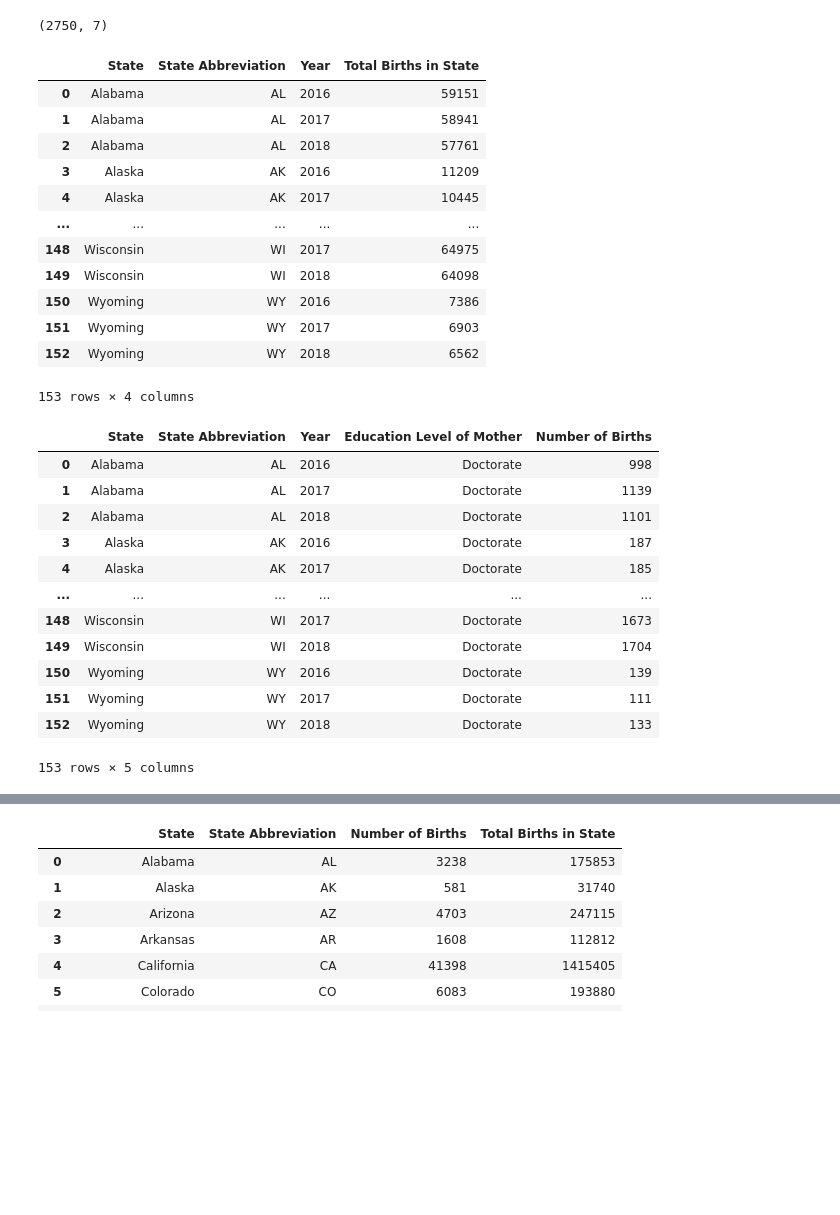
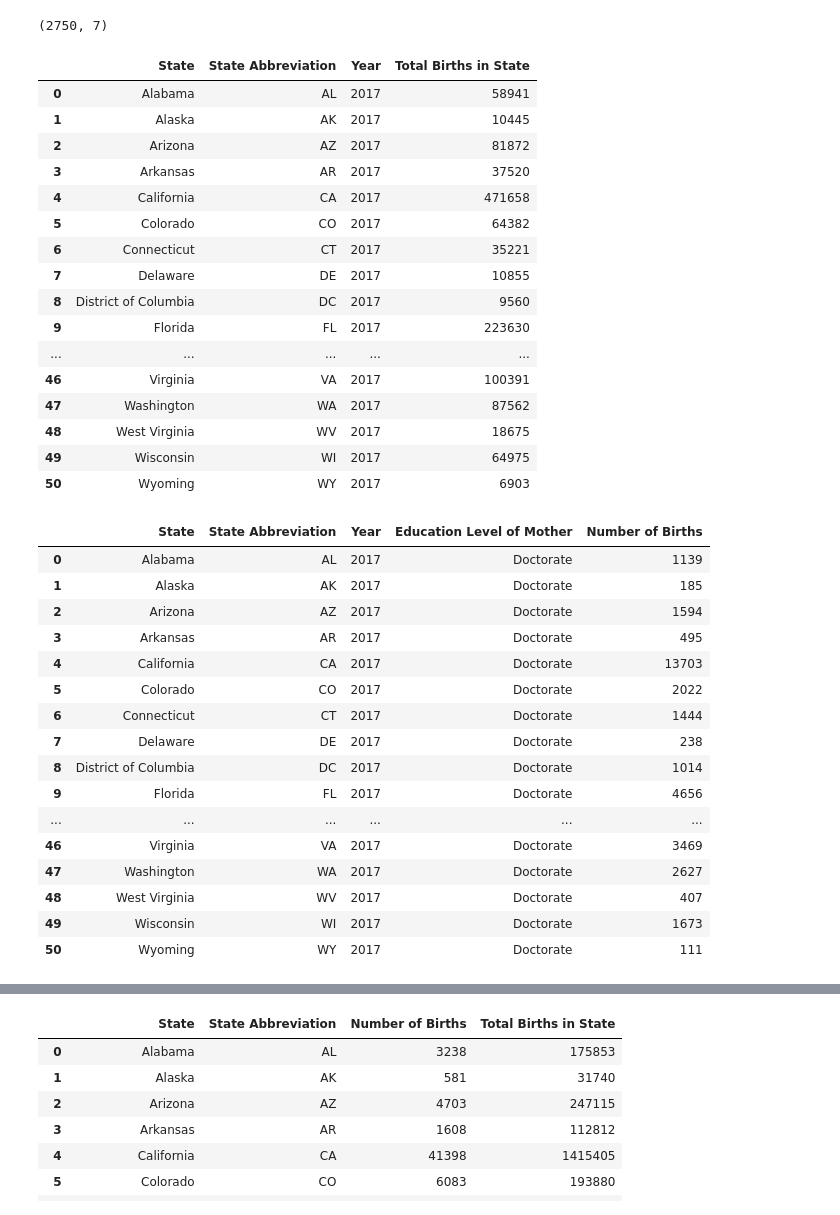
Before and after one commit to avt1993/US-Births-2016-2021, a Jupyter notebook: US_Births_Data_Cleaning.ipynb, the cells around one changed output, grey strips where cells are left out. Saved outputs shown, nothing was run; the diff lists cells and outputs as text; code cells hidden in the pictures; blank space fills up the shorter version.

```diff
--- a/US_Births_Data_Cleaning.ipynb
+++ b/US_Births_Data_Cleaning.ipynb
@@ -30,10 +16,0 @@ df.to_csv('us_births_2016_2021_updated.csv', index = False)
-# %%
-us_births['Education Level of Mother'] = us_births['Education Level of Mother'].replace('8th grade or less', '> 8th Grade')
-us_births['Education Level of Mother'] = us_births['Education Level of Mother'].replace('9th through 12th grade with no diploma', '9th > 12th Grade')
-us_births['Education Level of Mother'] = us_births['Education Level of Mother'].replace('High school graduate or GED completed', 'High School Grad')
-us_births['Education Level of Mother'] = us_births['Education Level of Mother'].replace('Some college credit, but not a degree', 'Some College Credit')
-us_births['Education Level of Mother'] = us_births['Education Level of Mother'].replace('Associate degree (AA, AS)', 'Associate Degree')
-us_births['Education Level of Mother'] = us_births['Education Level of Mother'].replace("Bachelor's degree (BA, AB, BS)", "Bahcelor's Degree")
-us_births['Education Level of Mother'] = us_births['Education Level of Mother'].replace("Master's degree (MA, MS, MEng, MEd, MSW, MBA)", "Master's Degree")
-us_births['Education Level of Mother'] = us_births['Education Level of Mother'].replace('Doctorate (PhD, EdD) or Professional Degree (MD, DDS, DVM, LLB, JD)', 'Doctorate')
-us_births['Education Level of Mother'] = us_births['Education Level of Mother'].replace('Unknown or Not Stated', 'Unknown')
@@ -360,40 +538,48 @@ merged_df = df_by_ed_level_usa.merge(total_births_by_state_and_year, on = ['Stat
 # %% [output]
 (2750, 7)
 # %%
-total_births_by_state_and_year = us_births[(us_births['Year'].between(2016,2018))].groupby(['State', 'State Abbreviation', 'Year'])['Number of Births'].sum().reset_index(name = 'Total Births in State')
+total_births_by_state_and_year = us_births[(us_births['Year'] == 2017)].groupby(['State', 'State Abbreviation', 'Year'])['Number of Births'].sum().reset_index(name = 'Total Births in State')
 
 total_births_by_state_and_year
 # %% [output]
 |  | State | State Abbreviation | Year | Total Births in State |
-| 0 | Alabama | AL | 2016 | 59151 |
-| 1 | Alabama | AL | 2017 | 58941 |
-| 2 | Alabama | AL | 2018 | 57761 |
-| 3 | Alaska | AK | 2016 | 11209 |
-| 4 | Alaska | AK | 2017 | 10445 |
+| 0 | Alabama | AL | 2017 | 58941 |
+| 1 | Alaska | AK | 2017 | 10445 |
+| 2 | Arizona | AZ | 2017 | 81872 |
+| 3 | Arkansas | AR | 2017 | 37520 |
+| 4 | California | CA | 2017 | 471658 |
+| 5 | Colorado | CO | 2017 | 64382 |
+| 6 | Connecticut | CT | 2017 | 35221 |
+| 7 | Delaware | DE | 2017 | 10855 |
+| 8 | District of Columbia | DC | 2017 | 9560 |
+| 9 | Florida | FL | 2017 | 223630 |
 | ... | ... | ... | ... | ... |
-| 148 | Wisconsin | WI | 2017 | 64975 |
-| 149 | Wisconsin | WI | 2018 | 64098 |
-| 150 | Wyoming | WY | 2016 | 7386 |
-| 151 | Wyoming | WY | 2017 | 6903 |
-| 152 | Wyoming | WY | 2018 | 6562 |
+| 46 | Virginia | VA | 2017 | 100391 |
+| 47 | Washington | WA | 2017 | 87562 |
+| 48 | West Virginia | WV | 2017 | 18675 |
+| 49 | Wisconsin | WI | 2017 | 64975 |
+| 50 | Wyoming | WY | 2017 | 6903 |
-153 rows × 4 columns
 # %%
-df_by_ed_level_usa = us_births[(us_births['Year'].between(2016,2018)) & (us_births['Education Level of Mother'] == 'Doctorate')].groupby(['State', 'State Abbreviation', 'Year', 'Education Level of Mother'])['Number of Births'].sum().reset_index()
+df_by_ed_level_usa = us_births[(us_births['Year'] == 2017) & (us_births['Education Level of Mother'] == 'Doctorate')].groupby(['State', 'State Abbreviation', 'Year', 'Education Level of Mother'])['Number of Births'].sum().reset_index()
 df_by_ed_level_usa
 # %% [output]
 |  | State | State Abbreviation | Year | Education Level of Mother | Number of Births |
-| 0 | Alabama | AL | 2016 | Doctorate | 998 |
-| 1 | Alabama | AL | 2017 | Doctorate | 1139 |
-| 2 | Alabama | AL | 2018 | Doctorate | 1101 |
-| 3 | Alaska | AK | 2016 | Doctorate | 187 |
-| 4 | Alaska | AK | 2017 | Doctorate | 185 |
+| 0 | Alabama | AL | 2017 | Doctorate | 1139 |
+| 1 | Alaska | AK | 2017 | Doctorate | 185 |
+| 2 | Arizona | AZ | 2017 | Doctorate | 1594 |
+| 3 | Arkansas | AR | 2017 | Doctorate | 495 |
+| 4 | California | CA | 2017 | Doctorate | 13703 |
+| 5 | Colorado | CO | 2017 | Doctorate | 2022 |
+| 6 | Connecticut | CT | 2017 | Doctorate | 1444 |
+| 7 | Delaware | DE | 2017 | Doctorate | 238 |
+| 8 | District of Columbia | DC | 2017 | Doctorate | 1014 |
+| 9 | Florida | FL | 2017 | Doctorate | 4656 |
 | ... | ... | ... | ... | ... | ... |
-| 148 | Wisconsin | WI | 2017 | Doctorate | 1673 |
-| 149 | Wisconsin | WI | 2018 | Doctorate | 1704 |
-| 150 | Wyoming | WY | 2016 | Doctorate | 139 |
-| 151 | Wyoming | WY | 2017 | Doctorate | 111 |
-| 152 | Wyoming | WY | 2018 | Doctorate | 133 |
+| 46 | Virginia | VA | 2017 | Doctorate | 3469 |
+| 47 | Washington | WA | 2017 | Doctorate | 2627 |
+| 48 | West Virginia | WV | 2017 | Doctorate | 407 |
+| 49 | Wisconsin | WI | 2017 | Doctorate | 1673 |
+| 50 | Wyoming | WY | 2017 | Doctorate | 111 |
-153 rows × 5 columns
 # %%
 merged_df = df_by_ed_level_usa.merge(total_births_by_state_and_year, on = ['State', 'State Abbreviation', 'Year'], suffixes = ('_by ed level', '_by state'))
 merged_df
```
Also changed, not shown: parts of 41 cells of this notebook, 3 other files.
